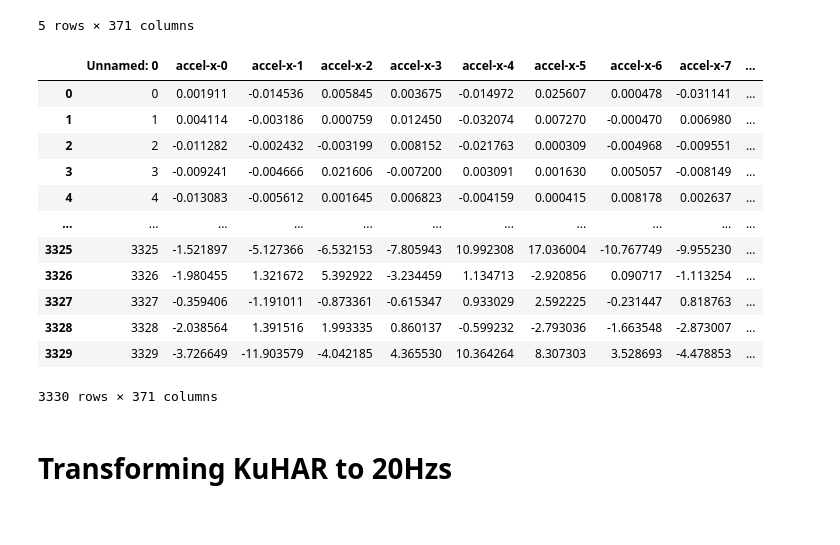
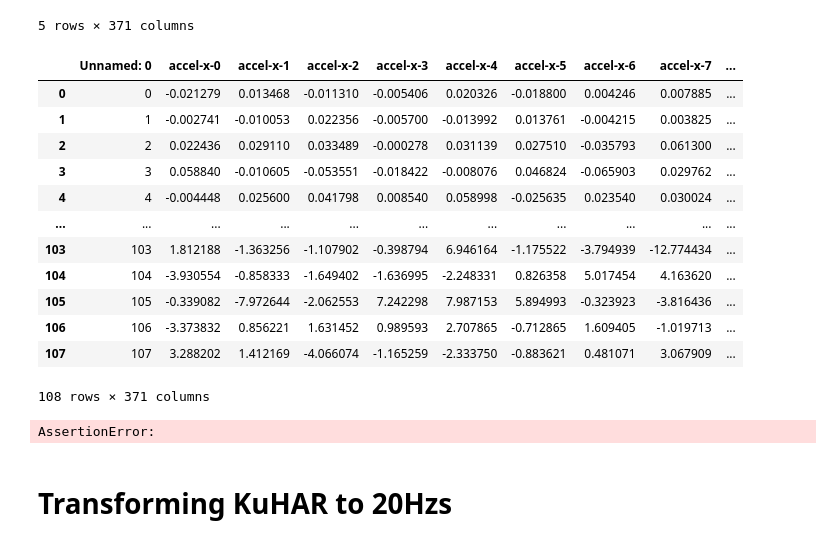
Before and after one commit to otavioon/librep-hiaac, a Jupyter notebook: experiments/Topological_ae/KuHar20Hz/Exploring_Dim2.ipynb, the cells around one changed output. Saved outputs shown, nothing was run; the diff lists cells and outputs as text; code cells hidden in the pictures.

```diff
--- a/experiments/Topological_ae/KuHar20Hz/Exploring_Dim2.ipynb
+++ b/experiments/Topological_ae/KuHar20Hz/Exploring_Dim2.ipynb
@@ -127,21 +127,25 @@ train.head()
 | 4 | 4 | -0.013083 | -0.005612 | 0.001645 | 0.006823 | -0.004159 | 0.000415 | 0.008178 | 0.002637 | ... |
 5 rows × 371 columns
 # %%
-train
+validation
 # %% [output]
 |  | Unnamed: 0 | accel-x-0 | accel-x-1 | accel-x-2 | accel-x-3 | accel-x-4 | accel-x-5 | accel-x-6 | accel-x-7 | ... |
-| 0 | 0 | 0.001911 | -0.014536 | 0.005845 | 0.003675 | -0.014972 | 0.025607 | 0.000478 | -0.031141 | ... |
-| 1 | 1 | 0.004114 | -0.003186 | 0.000759 | 0.012450 | -0.032074 | 0.007270 | -0.000470 | 0.006980 | ... |
-| 2 | 2 | -0.011282 | -0.002432 | -0.003199 | 0.008152 | -0.021763 | 0.000309 | -0.004968 | -0.009551 | ... |
-| 3 | 3 | -0.009241 | -0.004666 | 0.021606 | -0.007200 | 0.003091 | 0.001630 | 0.005057 | -0.008149 | ... |
-| 4 | 4 | -0.013083 | -0.005612 | 0.001645 | 0.006823 | -0.004159 | 0.000415 | 0.008178 | 0.002637 | ... |
+| 0 | 0 | -0.021279 | 0.013468 | -0.011310 | -0.005406 | 0.020326 | -0.018800 | 0.004246 | 0.007885 | ... |
+| 1 | 1 | -0.002741 | -0.010053 | 0.022356 | -0.005700 | -0.013992 | 0.013761 | -0.004215 | 0.003825 | ... |
+| 2 | 2 | 0.022436 | 0.029110 | 0.033489 | -0.000278 | 0.031139 | 0.027510 | -0.035793 | 0.061300 | ... |
+| 3 | 3 | 0.058840 | -0.010605 | -0.053551 | -0.018422 | -0.008076 | 0.046824 | -0.065903 | 0.029762 | ... |
+| 4 | 4 | -0.004448 | 0.025600 | 0.041798 | 0.008540 | 0.058998 | -0.025635 | 0.023540 | 0.030024 | ... |
 | ... | ... | ... | ... | ... | ... | ... | ... | ... | ... | ... |
-| 3325 | 3325 | -1.521897 | -5.127366 | -6.532153 | -7.805943 | 10.992308 | 17.036004 | -10.767749 | -9.955230 | ... |
-| 3326 | 3326 | -1.980455 | 1.321672 | 5.392922 | -3.234459 | 1.134713 | -2.920856 | 0.090717 | -1.113254 | ... |
-| 3327 | 3327 | -0.359406 | -1.191011 | -0.873361 | -0.615347 | 0.933029 | 2.592225 | -0.231447 | 0.818763 | ... |
-| 3328 | 3328 | -2.038564 | 1.391516 | 1.993335 | 0.860137 | -0.599232 | -2.793036 | -1.663548 | -2.873007 | ... |
-| 3329 | 3329 | -3.726649 | -11.903579 | -4.042185 | 4.365530 | 10.364264 | 8.307303 | 3.528693 | -4.478853 | ... |
+| 103 | 103 | 1.812188 | -1.363256 | -1.107902 | -0.398794 | 6.946164 | -1.175522 | -3.794939 | -12.774434 | ... |
+| 104 | 104 | -3.930554 | -0.858333 | -1.649402 | -1.636995 | -2.248331 | 0.826358 | 5.017454 | 4.163620 | ... |
+| 105 | 105 | -0.339082 | -7.972644 | -2.062553 | 7.242298 | 7.987153 | 5.894993 | -0.323923 | -3.816436 | ... |
+| 106 | 106 | -3.373832 | 0.856221 | 1.631452 | 0.989593 | 2.707865 | -0.712865 | 1.609405 | -1.019713 | ... |
+| 107 | 107 | 3.288202 | 1.412169 | -4.066074 | -1.165259 | -2.333750 | -0.883621 | 0.481071 | 3.067909 | ... |
-3330 rows × 371 columns
+108 rows × 371 columns
+# %%
+assert 1 == 0
+# %% [output]
+AssertionError:
 # %%
 # Kuhar features to select
 features = [
```
Also changed, not shown: parts of 51 cells of this notebook, 15 other files.
